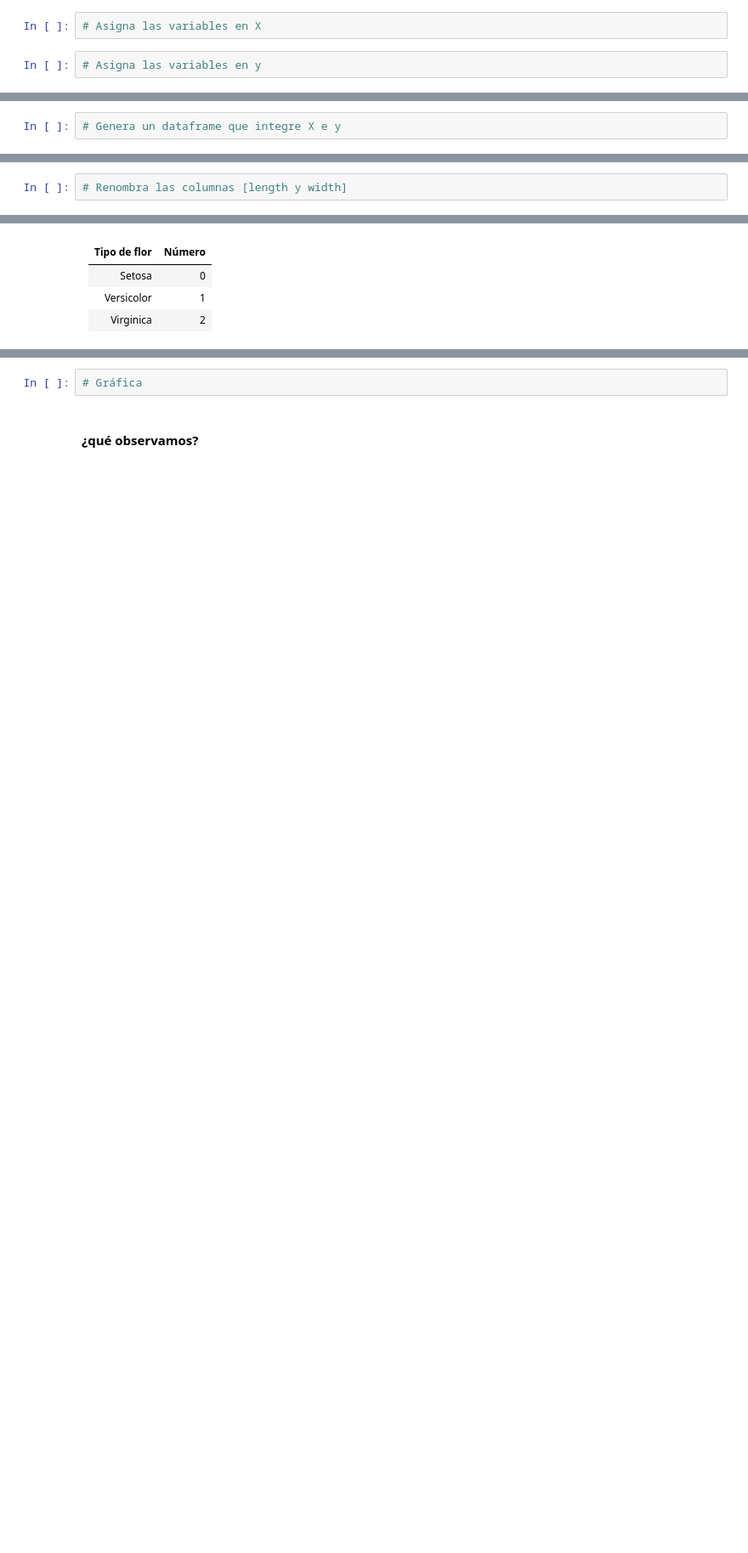
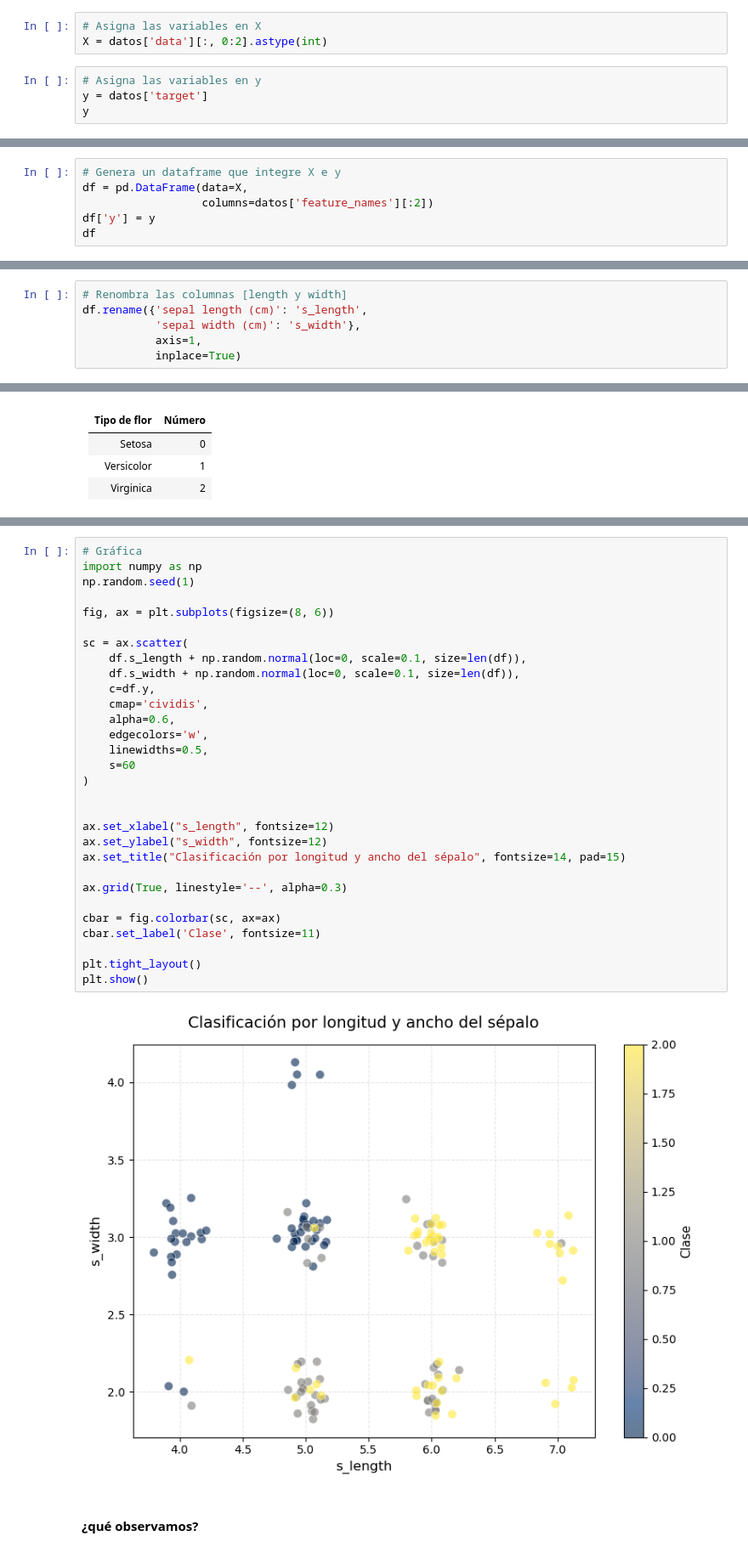
Before and after one commit to patymunoz/modelos-graficos-probabilisticos, a Jupyter notebook: docs/source/modulo1/M1-sesion1.ipynb, the cells around one changed output, grey strips where cells are left out. Shown at 85% size. Drawn from its saved outputs; the diff is of its cells as text; blank space fills up the shorter version.

```diff
--- a/docs/source/modulo1/M1-sesion1.ipynb
+++ b/docs/source/modulo1/M1-sesion1.ipynb
@@ -39,4 +41,7 @@ datos = load_iris()
 # %%
 # Asigna las variables en X
+X = datos['data'][:, 0:2].astype(int)
 # %%
 # Asigna las variables en y
+y = datos['target']
+y
@@ -43,2 +62,6 @@ datos = load_iris()
 # %%
 # Genera un dataframe que integre X e y
+df = pd.DataFrame(data=X,
+                  columns=datos['feature_names'][:2])
+df['y'] = y
+df
@@ -45,2 +102,6 @@ datos = load_iris()
 # %%
 # Renombra las columnas [length y width]
+df.rename({'sepal length (cm)': 's_length',
+           'sepal width (cm)': 's_width'},
+           axis=1,
+           inplace=True)
@@ -86,6 +158,36 @@ plt.show()
 </details>
 # %%
 # Gráfica
+import numpy as np
+np.random.seed(1)
+
+fig, ax = plt.subplots(figsize=(8, 6))
+
+sc = ax.scatter(
+    df.s_length + np.random.normal(loc=0, scale=0.1, size=len(df)),
+    df.s_width + np.random.normal(loc=0, scale=0.1, size=len(df)),
+    c=df.y,
+    cmap='cividis',
+    alpha=0.6,
+    edgecolors='w',
+    linewidths=0.5,
+    s=60
+)
+
+
+ax.set_xlabel("s_length", fontsize=12)
+ax.set_ylabel("s_width", fontsize=12)
+ax.set_title("Clasificación por longitud y ancho del sépalo", fontsize=14, pad=15)
+
+ax.grid(True, linestyle='--', alpha=0.3)
+
+cbar = fig.colorbar(sc, ax=ax)
+cbar.set_label('Clase', fontsize=11)
+
+plt.tight_layout()
+plt.show()
+# %% [output]
+[figure, added]
 # %% [markdown]
 #### ¿qué observamos?
 # %% [markdown]
```
Also changed, not shown: parts of 28 cells of this notebook.
